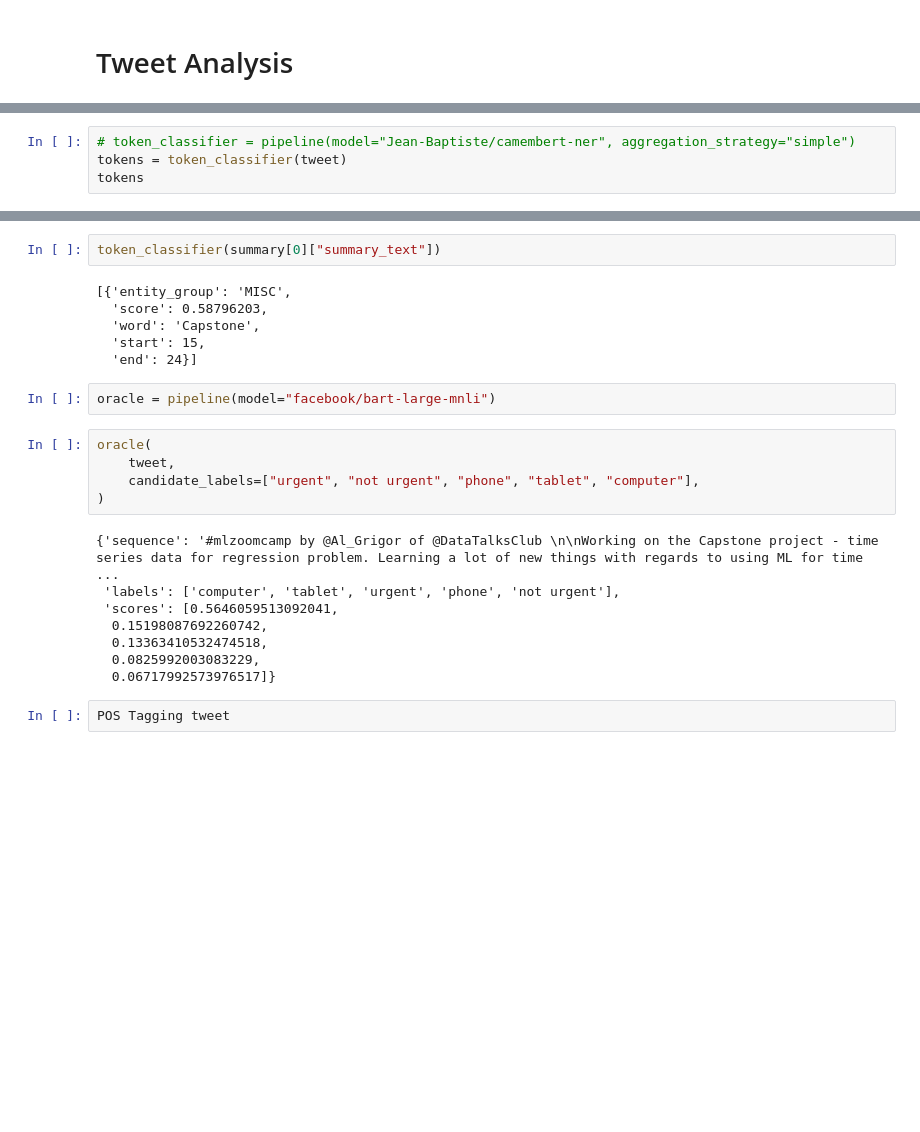
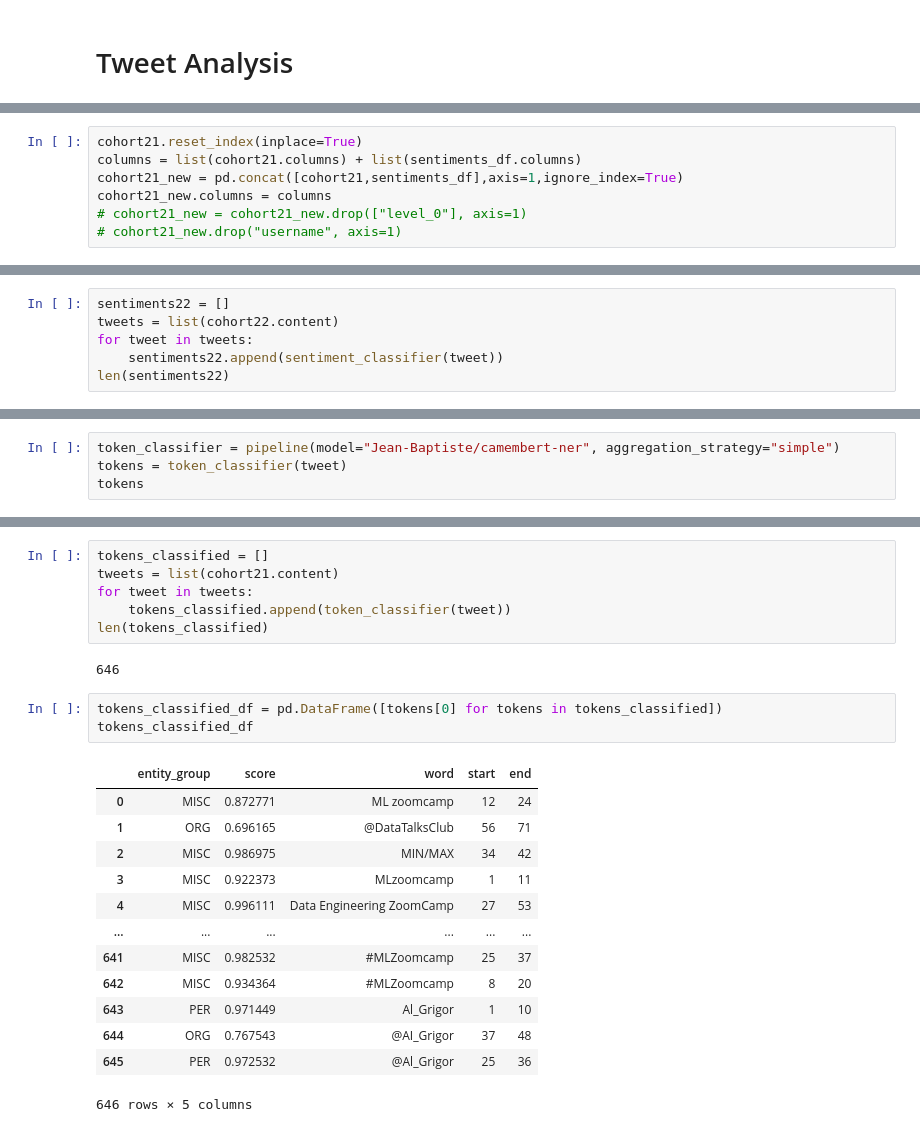
Before and after one commit to bsenst/mlbookcamp-2022, a Jupyter notebook: social-media-analysis-ml-zoomcamp.ipynb, the cells around one changed output, grey strips where cells are left out. Drawn from its saved outputs; the diff is of its cells as text; blank space fills up the shorter version.

Commit message:
Kaggle Notebook | social-media-analysis-ml-zoomcamp | Version 4

```diff
--- a/social-media-analysis-ml-zoomcamp.ipynb
+++ b/social-media-analysis-ml-zoomcamp.ipynb
@@ -260,0 +229,7 @@ Trying new feature creation, scaling, using cyclical encoding (sine/cosine)
+# %%
+cohort21.reset_index(inplace=True)
+columns = list(cohort21.columns) + list(sentiments_df.columns)
+cohort21_new = pd.concat([cohort21,sentiments_df],axis=1,ignore_index=True)
+cohort21_new.columns = columns
+# cohort21_new = cohort21_new.drop(["level_0"], axis=1)
+# cohort21_new.drop("username", axis=1)
@@ -260,0 +294,6 @@ Trying new feature creation, scaling, using cyclical encoding (sine/cosine)
+# %%
+sentiments22 = []
+tweets = list(cohort22.content)
+for tweet in tweets:
+    sentiments22.append(sentiment_classifier(tweet))
+len(sentiments22)
@@ -261,5 +312,5 @@ Trying new feature creation, scaling, using cyclical encoding (sine/cosine)
 # %%
-# token_classifier = pipeline(model="Jean-Baptiste/camembert-ner", aggregation_strategy="simple")
+token_classifier = pipeline(model="Jean-Baptiste/camembert-ner", aggregation_strategy="simple")
 tokens = token_classifier(tweet)
 tokens
 # %% [output]
@@ -292,25 +327,25 @@ summary
-# %%
-token_classifier(summary[0]["summary_text"])
-# %% [output]
-[{'entity_group': 'MISC',
-  'score': 0.58796203,
-  'word': 'Capstone',
-  'start': 15,
-  'end': 24}]
-# %%
-oracle = pipeline(model="facebook/bart-large-mnli")
-# %%
-oracle(
-    tweet,
-    candidate_labels=["urgent", "not urgent", "phone", "tablet", "computer"],
-)
-# %% [output]
-{'sequence': '#mlzoomcamp by @Al_Grigor of @DataTalksClub \n\nWorking on the Capstone project - time series data for regression problem. Learning a lot of new things with regards to using ML for time  ...
- 'labels': ['computer', 'tablet', 'urgent', 'phone', 'not urgent'],
- 'scores': [0.5646059513092041,
-  0.15198087692260742,
-  0.13363410532474518,
-  0.0825992003083229,
-  0.06717992573976517]}
-# %%
-POS Tagging tweet
+# %%
+tokens_classified = []
+tweets = list(cohort21.content)
+for tweet in tweets:
+    tokens_classified.append(token_classifier(tweet))
+len(tokens_classified)
+# %% [output]
+646
+# %%
+tokens_classified_df = pd.DataFrame([tokens[0] for tokens in tokens_classified])
+tokens_classified_df
+# %% [output]
+|  | entity_group | score | word | start | end |
+| 0 | MISC | 0.872771 | ML zoomcamp | 12 | 24 |
+| 1 | ORG | 0.696165 | @DataTalksClub | 56 | 71 |
+| 2 | MISC | 0.986975 | MIN/MAX | 34 | 42 |
+| 3 | MISC | 0.922373 | MLzoomcamp | 1 | 11 |
+| 4 | MISC | 0.996111 | Data Engineering ZoomCamp | 27 | 53 |
+| ... | ... | ... | ... | ... | ... |
+| 641 | MISC | 0.982532 | #MLZoomcamp | 25 | 37 |
+| 642 | MISC | 0.934364 | #MLZoomcamp | 8 | 20 |
+| 643 | PER | 0.971449 | Al_Grigor | 1 | 10 |
+| 644 | ORG | 0.767543 | @AI_Grigor | 37 | 48 |
+| 645 | PER | 0.972532 | @Al_Grigor | 25 | 36 |
+646 rows × 5 columns
```
Also changed, not shown: parts of 38 cells of this notebook.
